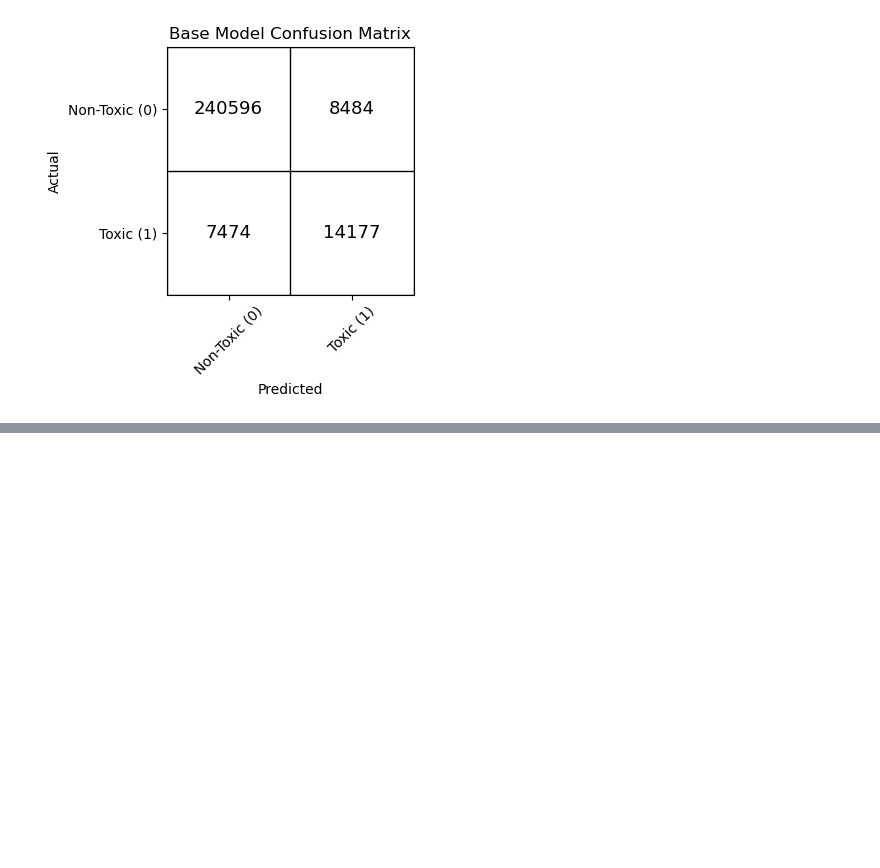
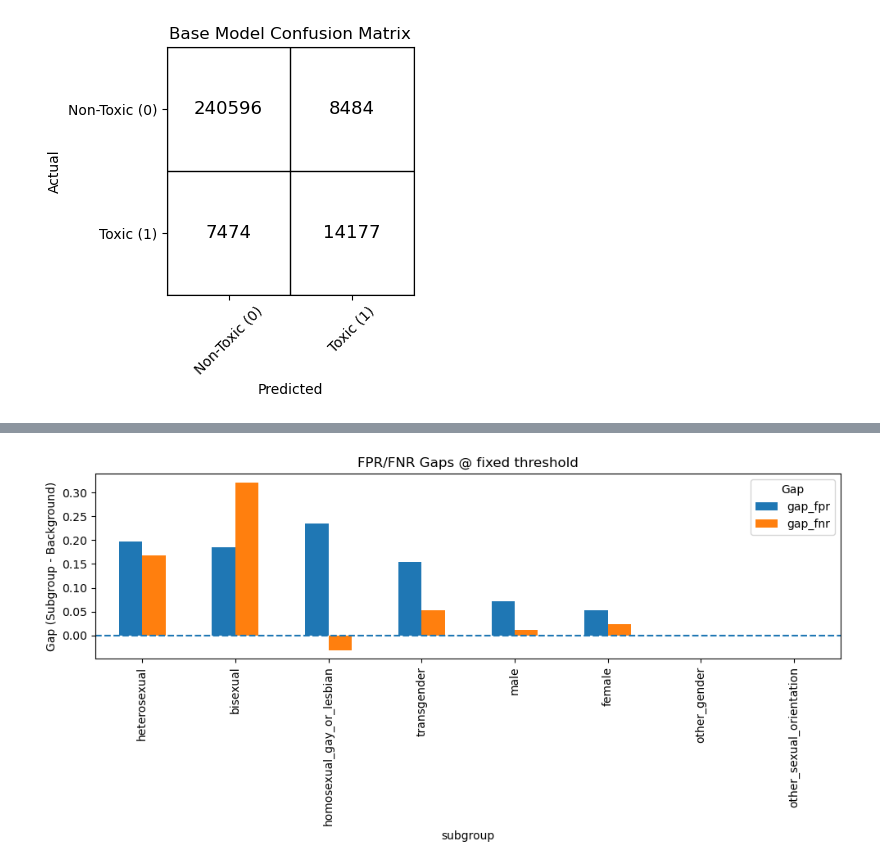
Before and after one commit to pstocker14/BachelorThesis_BiasInToxicCommentClassification, a Jupyter notebook: notebooks/base_model_training_and_evaluation.ipynb, the cells around one changed output, grey strips where cells are left out. Cells and saved outputs as stored; diff of their text form; code cells hidden in the pictures; blank space fills up the shorter version.

```diff
--- a/notebooks/base_model_training_and_evaluation.ipynb
+++ b/notebooks/base_model_training_and_evaluation.ipynb
@@ -162,0 +248,5 @@ plot_confusion_matrix(y_test, y_test_pred, title="Base Model Confusion Matrix")
+# %%
+# Visualize fpr/fnr gaps bars
+plot_rate_gaps_bars(subgroup_metrics_df)
+# %% [output]
+[figure, added]
```
Also changed, not shown: parts of 10 cells of this notebook, 2 other files.
